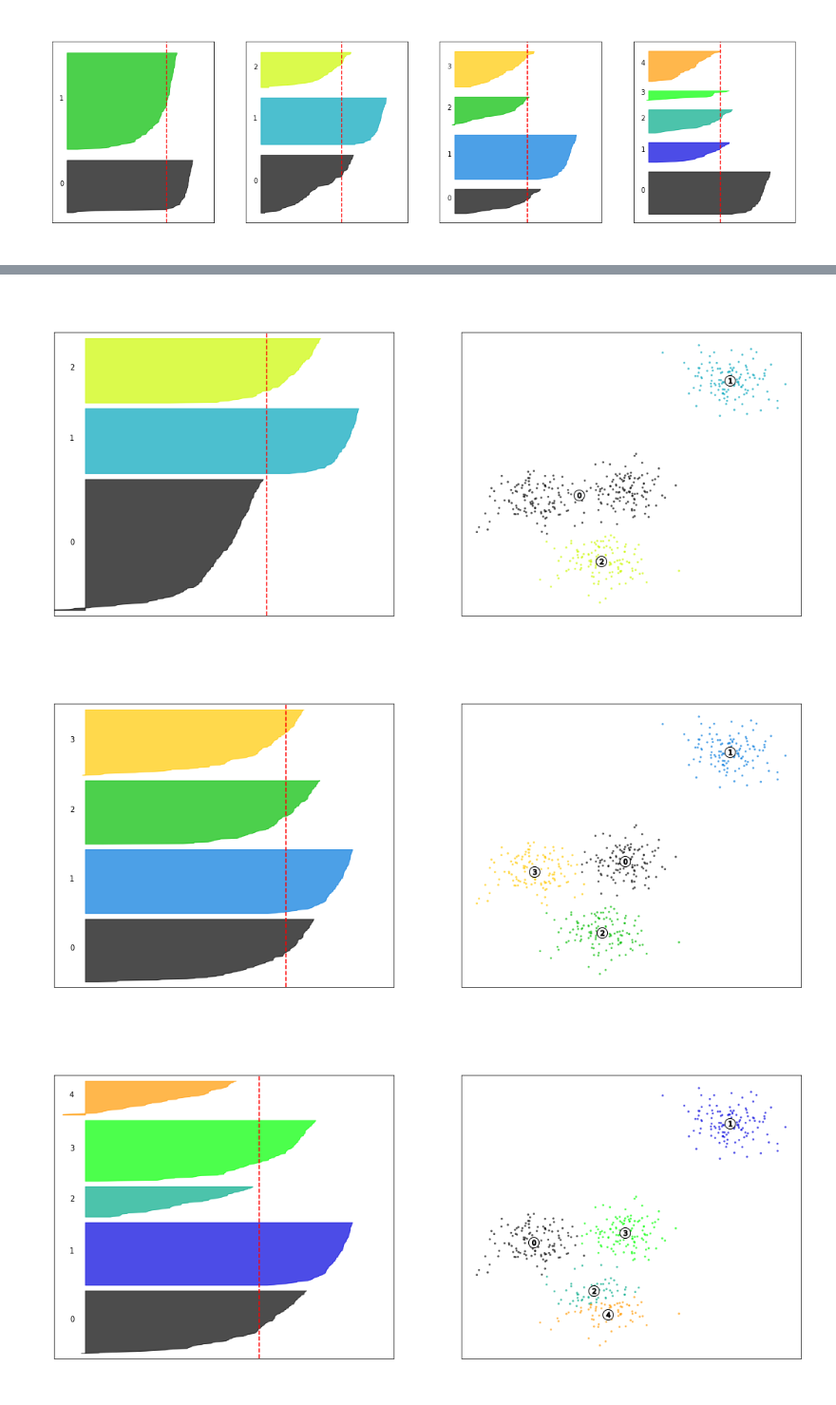
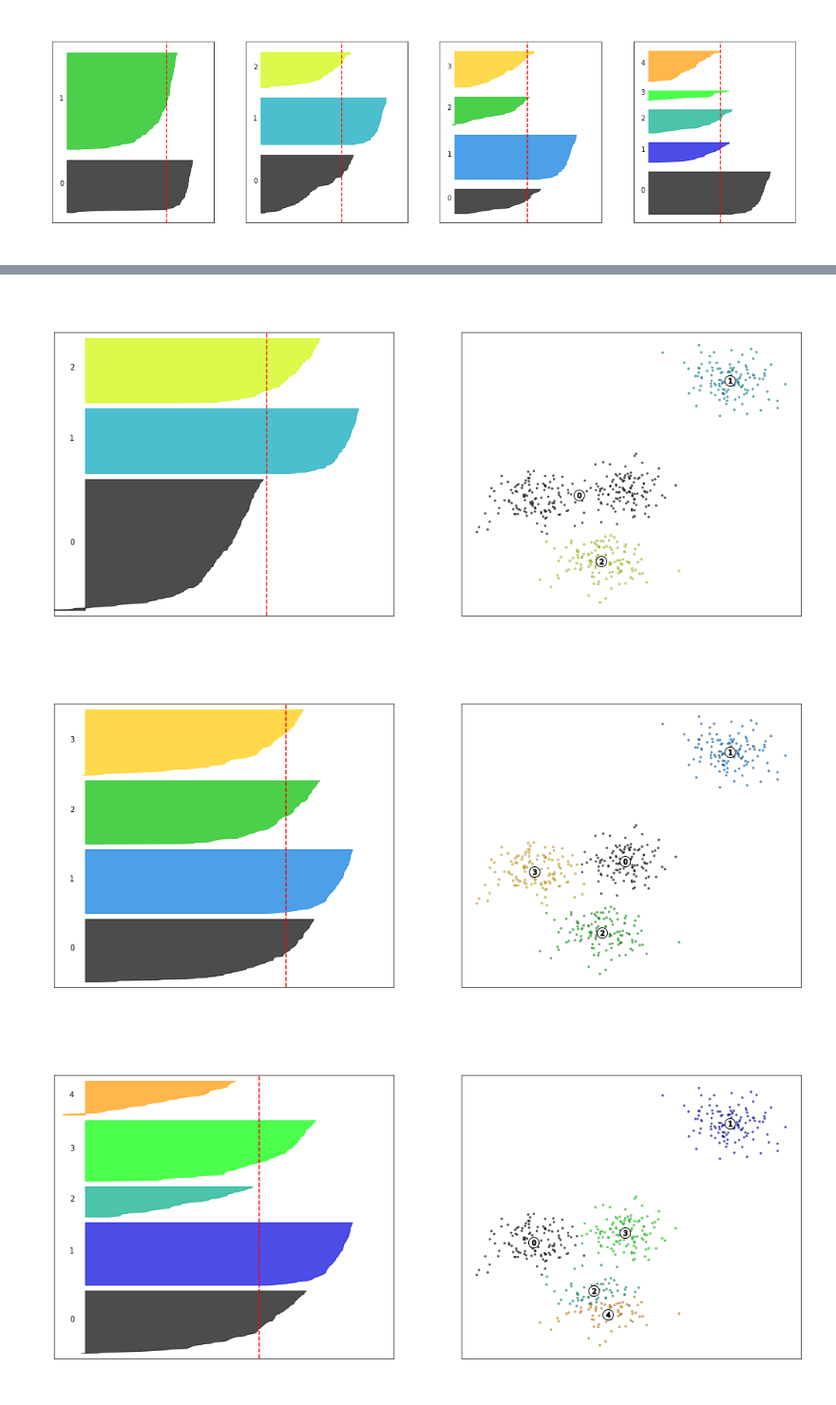
Before and after one commit to netsus/ML_PerfectGuide, a Jupyter notebook: 7장/7-2_Cluster evaluation.ipynb, the cells around one changed output, grey strips where cells are left out. Shown at 95% size. Drawn from its saved outputs; the diff is of its cells as text; code cells hidden in the pictures.

Commit message:
Update 7-2_Cluster evaluation.ipynb
리뷰
1. 실루엣 계수 개념, 구하는 방법
2. 데이터별 실루엣 계수, 평균 실루엣 계수 시각화방법
3. 실루엣계수 시각화 및 scatter에서 클러스터와 함께 시각화

```diff
--- a/7장/7-2_Cluster evaluation.ipynb
+++ b/7장/7-2_Cluster evaluation.ipynb
@@ -213,7 +218,7 @@ import matplotlib.pyplot as plt
 import matplotlib.cm as cm
 import numpy as np
 
-print(__doc__)
+# print(__doc__)
 
 # Generating the sample data from make_blobs
 # This particular setting has one distinct cluster and 3 clusters placed close
@@ -269,6 +274,7 @@ for n_clusters in range_n_clusters:
         y_upper = y_lower + size_cluster_i
 
         color = cm.nipy_spectral(float(i) / n_clusters)
+        # 데이터별 실루엣 계수 영역 그래프 그리기
         ax1.fill_betweenx(np.arange(y_lower, y_upper),
                           0, ith_cluster_silhouette_values,
                           facecolor=color, edgecolor=color, alpha=0.7)
@@ -289,10 +295,10 @@ for n_clusters in range_n_clusters:
     ax1.set_yticks([])  # Clear the yaxis labels / ticks
     ax1.set_xticks([-0.1, 0, 0.2, 0.4, 0.6, 0.8, 1])
 
-    # 2nd Plot showing the actual clusters formed
+    # 2nd Plot showing the actual clusters formed (Scatter)
     colors = cm.nipy_spectral(cluster_labels.astype(float) / n_clusters)
-    ax2.scatter(X[:, 0], X[:, 1], marker='.', s=30, lw=0, alpha=0.7,
-                c=colors, edgecolor='k')
+    ax2.scatter(X[:, 0], X[:, 1], marker='.', s=30, lw=0.3, alpha=0.7,
+                c=colors, edgecolors='black')
 
     # Labeling the clusters
     centers = clusterer.cluster_centers_
@@ -302,7 +308,7 @@ for n_clusters in range_n_clusters:
 
     for i, c in enumerate(centers):
         ax2.scatter(c[0], c[1], marker='$%d$' % i, alpha=1,
-                    s=50, edgecolor='k')
+                    s=50, edgecolors='k')
 
     ax2.set_title("The visualization of the clustered data.")
     ax2.set_xlabel("Feature space for the 1st feature")
@@ -317,10 +322,10 @@ Automatically created module for IPython interactive environment
 For n_clusters = 2 The average silhouette_score is : 0.7049787496083262
 For n_clusters = 3 The average silhouette_score is : 0.5882004012129721
 For n_clusters = 4 The average silhouette_score is : 0.6505186632729437
 For n_clusters = 5 The average silhouette_score is : 0.56376469026194
 For n_clusters = 6 The average silhouette_score is : 0.4504666294372765
 [figure]
 [figure]
-[figure, old version]
+[figure, new version]
-[figure, old version]
+[figure, new version]
 [figure]
```
Also changed, not shown: parts of 10 cells of this notebook.
